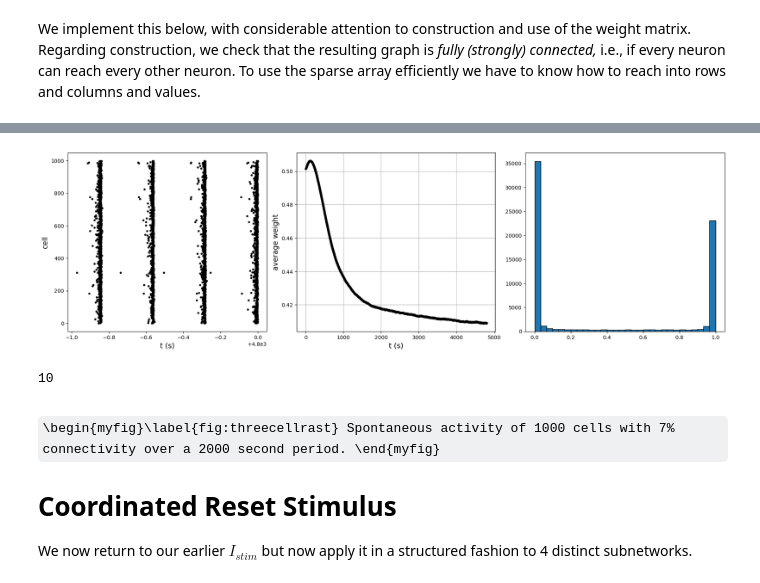
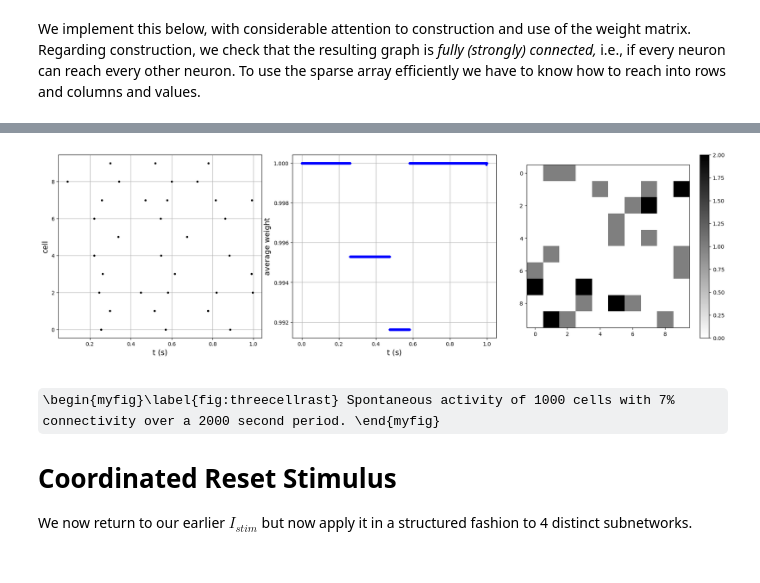
Before and after one commit to steve-cox-LA/EGlove, a Jupyter notebook: TassPlatform.ipynb, the cells around one changed output, grey strips where cells are left out. Cells and saved outputs as stored; diff of their text form; code cells hidden in the pictures; some formulas as TeX source.

Commit message:
stdp
attempting to track individual weights

```diff
--- a/TassPlatform.ipynb
+++ b/TassPlatform.ipynb
@@ -721,7 +721,7 @@ import math
 import scipy as sp
 import networkx as nx
 
-fig, (ax1, ax2, ax3) = plt.subplots(1,3)
+fig, (ax1, ax2, ax3, ax4) = plt.subplots(1,4)
 plt.subplots_adjust(right=3, left=0.25, wspace=0.15, top=1, bottom=0)
 
 N = 10   # number of cells
@@ -815,6 +815,8 @@ for j in range(1,Nt):
 
     V = ( (a - (gleak + gsyn + g_noise))*V + b ) /  (c + gsyn + g_noise)
 
+    ax4.plot(t, V[0],'k.')
+
     Vthr = aT*Vthr + bT
 
     ref = np.where( t-T < tref )
@@ -934,14 +950,14 @@ plt.subplots_adjust(right=3, left=0.25, wspace=0.15, top=1, bottom=0)
 
 rng = np.random.default_rng(12345)    # fixed random number generator
 
-Tfin = 80*60*1e3
+Tfin = 1e3
 dt = 0.1
 Nt = math.ceil(Tfin/dt)
 tausyn = 1
 td = 3
 kappa = 8
 
-N = 1000   # number of cells
+N = 10   # number of cells
 
 kappa_noise = 0.026
 f_noise = 20
@@ -950,23 +966,33 @@ gleak = 0.02
 Vrest = -38
 Cm = rng.normal(3, 3*0.05, N)   #
 
-is_connected = False
-HiFrac = 0.5
+if True:
+    is_connected = False
+    HiFrac = 0.5
 
-while not is_connected:  # Generate a fully connected sparse {0,1} weight matrix without self connections
+    while not is_connected:  # Generate a fully connected sparse {0,1} weight matrix without self connections
 
-    W = sp.sparse.random_array(    # Generate random array of values {1,2}
-        (N, N), density= 0.07, random_state=rng,
-        data_sampler = lambda size: rng.choice([1, 2], size=size, p=[1-HiFrac, HiFrac])
-    ).tocsr()
+        W = sp.sparse.random_array(    # Generate random array of values {1,2}
+            (N, N), density= 0.25, random_state=rng,
+            data_sampler = lambda size: rng.choice([1, 2], size=size, p=[1-HiFrac, HiFrac])
+        ).tocsr()
 
-    W.setdiag(0)   # remove self-connections
-    W.eliminate_zeros()
+        W.setdiag(0)   # remove self-connections
+        W.eliminate_zeros()
 
-    n_components, _ = connected_components(W, directed=True, connection='strong')
-    is_connected = (n_components == 1)
+        n_components, _ = connected_components(W, directed=True, connection='strong')
+        is_connected = (n_components == 1)
 
-print("Successfully generated a fully connected synaptic weight matrix!")
+    print("Successfully generated a fully connected synaptic weight matrix!")
+    print("W.data[0:10] = ", W.data[0:10])
+    print("W.indptr[0:10] = ", W.indptr[0:10])
+    print("W.indices[0:10] = ", W.indices[0:10])
+
+else:
+
+    W = sp.sparse.load_npz('Wsp17As.npz')
+    W.data += 1  # raise weights by 1 to take {1,2}
+
 
 coo = W.tocoo()         # now capture the "connectivity"  of W
 row_array = coo.row
@@ -978,6 +1004,10 @@ for col_idx in range(N):
     slots = np.where(W.indices == col_idx)[0]
     col_to_data_slots[col_idx] = slots
     col_to_pre_rows[col_idx] = row_array[slots]
+
+fW = W.toarray()    # for visualization purposes
+im1 = ax3.imshow(fW, cmap='gray_r')
+fig.colorbar(im1, ax=ax3)
 
 W.data -= 1  # lower weights by 1 to take {0,1}
 
@@ -1011,7 +1041,7 @@ next_noise = rng.exponential(1000.0 / f_noise, size=N)
 tau_plus = 10
 tau_R = 4
 beta = 1.4
-delta = 0.002 # 0.002   # from Thanos Manos ,Magteld Zeitler,Peter A. Tass
+delta = 0.02 # 0.002   # from Thanos Manos ,Magteld Zeitler,Peter A. Tass
 
 for j in range(1,Nt):
 
@@ -1062,19 +1092,24 @@ for j in range(1,Nt):
 
         if t > Tfin - 1000:       # plot final second of spikes
             ax1.plot(t/1000, ind,'k.',markersize=6)
+            if ind == 42:
+                ax1.plot(t/1000, ind,'ro',markersize=6)
+            if ind == 66:
+                ax1.plot(t/1000, ind,'bo',markersize=6)
+
 
         start, end = W.indptr[ind], W.indptr[ind+1]
         pre = W.indices[start:end]
-        Delta = T[pre] + td - t   # (t_pre + 3) - t_post
+        Delta = T[pre] + td - t   # (t_pre + td) - t_post
         Delta = np.where(Delta>0, -1e6, Delta)
         dW = delta*np.exp(Delta/tau_plus)
         W.data[start:end] += dW   # *(1-W[ind, p])
         W.data[start:end] = np.clip(W.data[start:end], 0.0, 1.0)
 
 
-    if j % 1e4 == 0:
-        ax2.plot(t/1000, W.data.mean(), 'k.')
-        #ax2.plot(t/1000, W[[Wrow[0]],[Wcol[0]]], 'b.')
+    #if j % 1e4 == 0:
+        #ax2.plot(t/1000, W.data.mean(), 'k.')
+    ax2.plot(t/1000, W.data[6], 'b.')
         #ax2.plot(t/1000, W[[Wrow[1]],[Wcol[1]]], 'r.')
 
     if j % (10*60*1e3) == 0:
@@ -1088,15 +1123,16 @@ ax2.set_xlabel('t (s)',fontsize=14)
 ax2.set_ylabel('average weight', color='k', fontsize=14)
 ax2.grid('on')
 
-#W = W.toarray()    # for visualization purposes
-#im1 = ax3.imshow(W-Wbefore, cmap='gray_r')
-#fig.colorbar(im1, ax=ax3)
+ax1.grid('on')
 
-ax3.hist(W.data, 30, density=False, edgecolor='black')
+
+
+
+#ax3.hist(W.data, 30, density=False, edgecolor='black')
 
 end_time = time.perf_counter()
 print(f"Elapsed time: {end_time - start_time:.6f} seconds")
 
-#np.savez('my_data.npz', weights=W, wini=HiFrac)
+#sp.sparse.save_npz('Wsp17AsAq.npz', W)
 # %% [output]
 Successfully generated a fully connected synaptic weight matrix!
@@ -1119,5 +1143 @@ Elapsed time: 7285.075624 seconds
-[figure, old version]
+[figure, new version]
-# %%
-print( 10 % (10*1000))
-# %% [output]
-10
```
Also changed, not shown: parts of 9 cells of this notebook, 5 other files.
